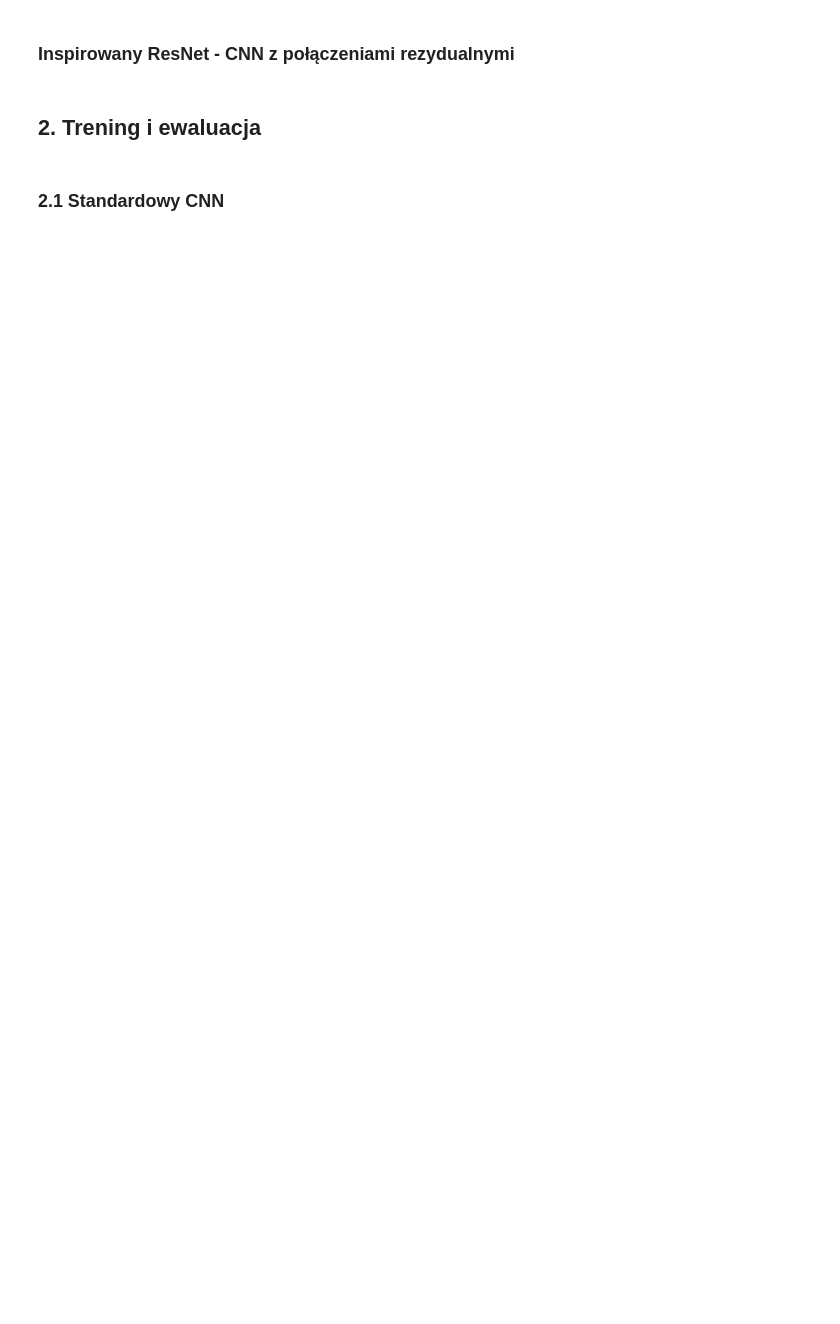
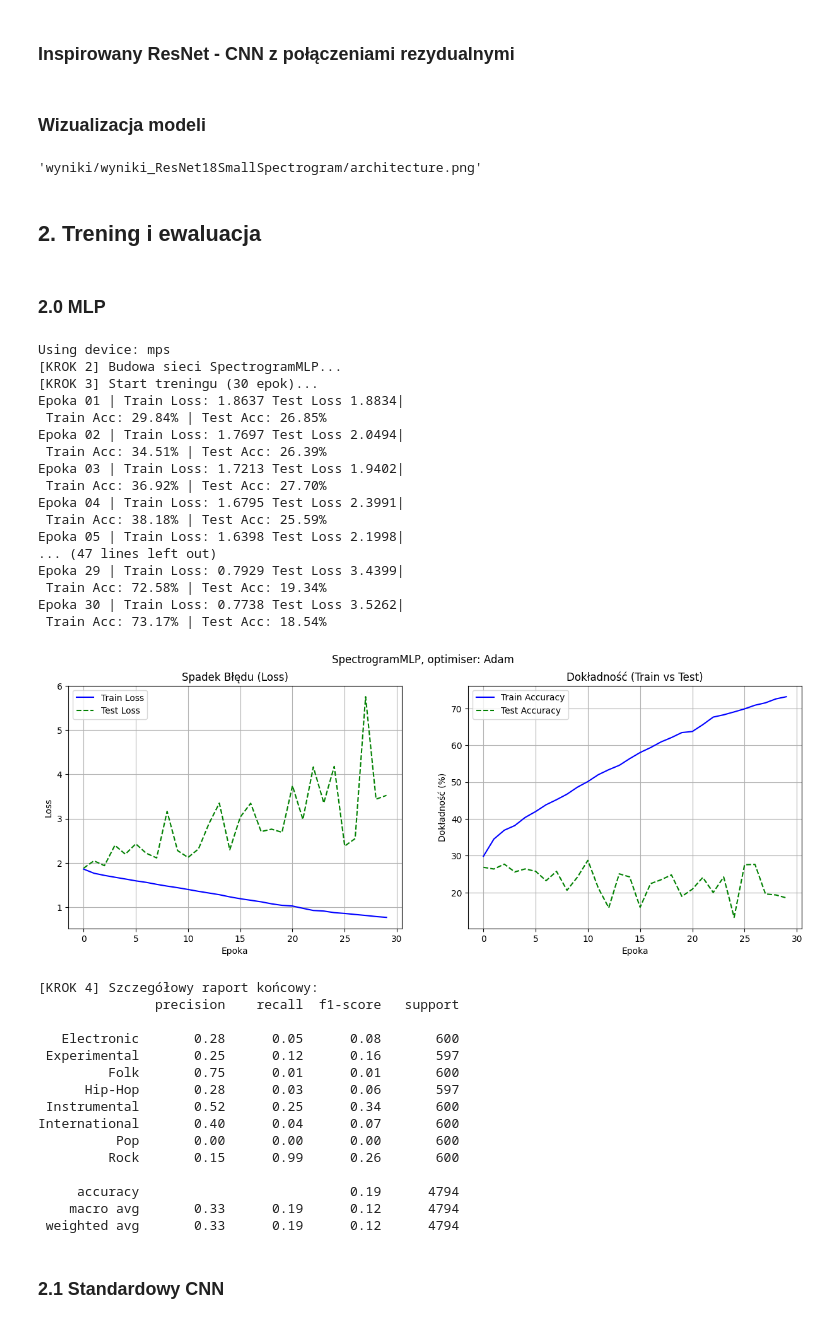
Before and after one commit to PawelMozaryn/CNNs-librosa, a Jupyter notebook: models_librosa_data.ipynb, the cells around one changed output. Cells and saved outputs as stored; diff of their text form; code cells hidden in the pictures; blank space fills up the shorter version.

```diff
--- a/models_librosa_data.ipynb
+++ b/models_librosa_data.ipynb
@@ -420,8 +538,54 @@ class ResNet18SmallSpectrogram(nn.Module):
 
     def forward(self, x):
         return self.net(x)
+# %% [markdown]
+### Wizualizacja modeli
+# %%
+network_visualisation(SpectrogramCNN)
+network_visualisation(SpectrogramMLP)
+network_visualisation(ResNet18SmallSpectrogram)
+# %% [output]
+'wyniki/wyniki_ResNet18SmallSpectrogram/architecture.png'
 # %% [markdown]
 ## 2. Trening i ewaluacja
+# %% [markdown]
+### 2.0 MLP
+# %%
+model_training_and_eval(SpectrogramMLP, SpectrogramDataset)
+# %% [output]
+Using device: mps
+[KROK 2] Budowa sieci SpectrogramMLP...
+[KROK 3] Start treningu (30 epok)...
+Epoka 01 | Train Loss: 1.8637 Test Loss 1.8834|
+ Train Acc: 29.84% | Test Acc: 26.85%
+Epoka 02 | Train Loss: 1.7697 Test Loss 2.0494|
+ Train Acc: 34.51% | Test Acc: 26.39%
+Epoka 03 | Train Loss: 1.7213 Test Loss 1.9402|
+ Train Acc: 36.92% | Test Acc: 27.70%
+Epoka 04 | Train Loss: 1.6795 Test Loss 2.3991|
+ Train Acc: 38.18% | Test Acc: 25.59%
+Epoka 05 | Train Loss: 1.6398 Test Loss 2.1998|
+... (47 lines left out)
+Epoka 29 | Train Loss: 0.7929 Test Loss 3.4399|
+ Train Acc: 72.58% | Test Acc: 19.34%
+Epoka 30 | Train Loss: 0.7738 Test Loss 3.5262|
+ Train Acc: 73.17% | Test Acc: 18.54%
+[figure, added]
+[KROK 4] Szczegółowy raport końcowy:
+               precision    recall  f1-score   support
+
+   Electronic       0.28      0.05      0.08       600
+ Experimental       0.25      0.12      0.16       597
+         Folk       0.75      0.01      0.01       600
+      Hip-Hop       0.28      0.03      0.06       597
+ Instrumental       0.52      0.25      0.34       600
+International       0.40      0.04      0.07       600
+          Pop       0.00      0.00      0.00       600
+         Rock       0.15      0.99      0.26       600
+
+     accuracy                           0.19      4794
+    macro avg       0.33      0.19      0.12      4794
+ weighted avg       0.33      0.19      0.12      4794
 # %% [markdown]
 ### 2.1 Standardowy CNN
 # %%
```
Also changed, not shown: parts of 13 cells of this notebook, 13 other files.
